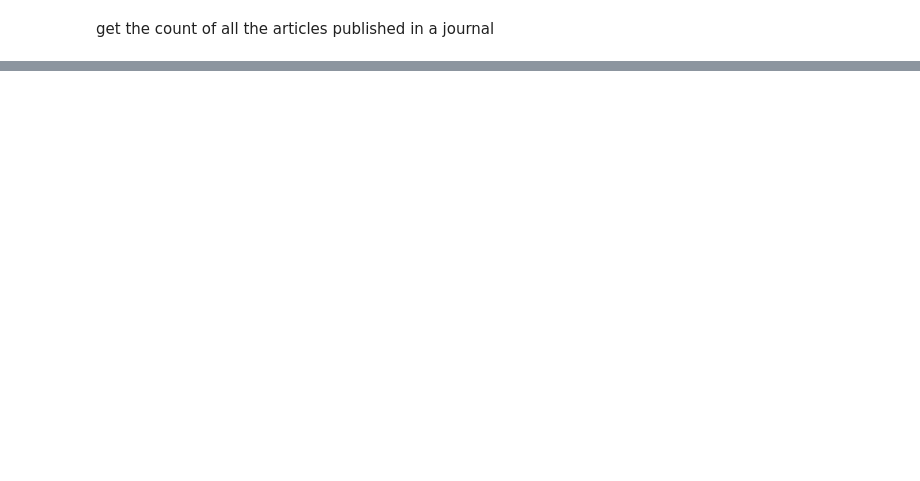
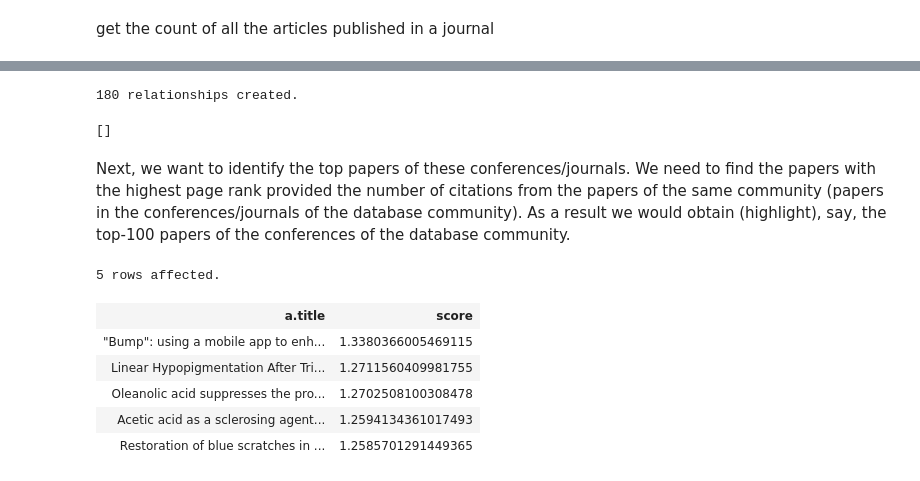
Before and after one commit to diegoquintanav/od-lab-1, a Jupyter notebook: notebooks/4-part-d.ipynb, the cells around one changed output, grey strips where cells are left out. Cells and saved outputs as stored; diff of their text form; code cells hidden in the pictures; blank space fills up the shorter version.

```diff
--- a/notebooks/4-part-d.ipynb
+++ b/notebooks/4-part-d.ipynb
@@ -217,0 +271,42 @@ limit 5
+# %%
+%%cypher
+MATCH (article:Article)-[:PUBLISHED_IN]->(instance)-[:OF]->(publication)
+WHERE (publication:Journal OR publication:Conference) AND (instance:Volume OR instance:Edition)
+
+WITH instance, count(article) AS total_articles
+MATCH (:ResearchCommunity {name: 'databases'})-[:CONTAINS]->(:Keyword)<-[:CONTAINS]-(article:Article)-[:PUBLISHED_IN]->(instance)-[:OF]->(publication)
+WHERE (publication:Journal OR publication:Conference) AND (instance:Volume or instance:Edition)
+
+WITH publication, total_articles, COUNT(DISTINCT article) as related_articles
+WHERE toFloat(related_articles)/toFloat(total_articles) >= 0.9
+
+MATCH (rc:ResearchCommunity {name: 'databases'})
+MERGE p=(publication)-[:RELEVANT_TO]->(rc)
+# %% [output]
+180 relationships created.
+[]
+# %% [markdown]
+Next, we want to identify the top papers of these conferences/journals. We need to
+find the papers with the highest page rank provided the number of citations from the
+papers of the same community (papers in the conferences/journals of the database
+community). As a result we would obtain (highlight), say, the top-100 papers of the
+conferences of the database community.
+# %%
+%%cypher
+CALL algo.pageRank.stream(
+    'MATCH (c:ResearchCommunity {name: "databases"})<-[:RELEVANT_TO]-(publication)<-[:OF]-(instance)<-[:PUBLISHED_IN]-(article:Article) WHERE (instance:Volume OR instance:Edition) AND (publication:Journal OR publication:Conference) RETURN article',
+    'CITED_BY', {iterations:20, dampingFactor:0.85})
+YIELD nodeId, score
+MATCH (a:Article) WHERE ID(a) = nodeId
+WITH a, score
+ORDER by score DESC
+RETURN a.title, score
+LIMIT 5
+# %% [output]
+5 rows affected.
+| a.title | score |
+| "Bump": using a mobile app to enh... | 1.3380366005469115 |
+| Linear Hypopigmentation After Tri... | 1.2711560409981755 |
+| Oleanolic acid suppresses the pro... | 1.2702508100308478 |
+| Acetic acid as a sclerosing agent... | 1.2594134361017493 |
+| Restoration of blue scratches in ... | 1.2585701291449365 |
```
Also changed, not shown: parts of 23 cells of this notebook.
